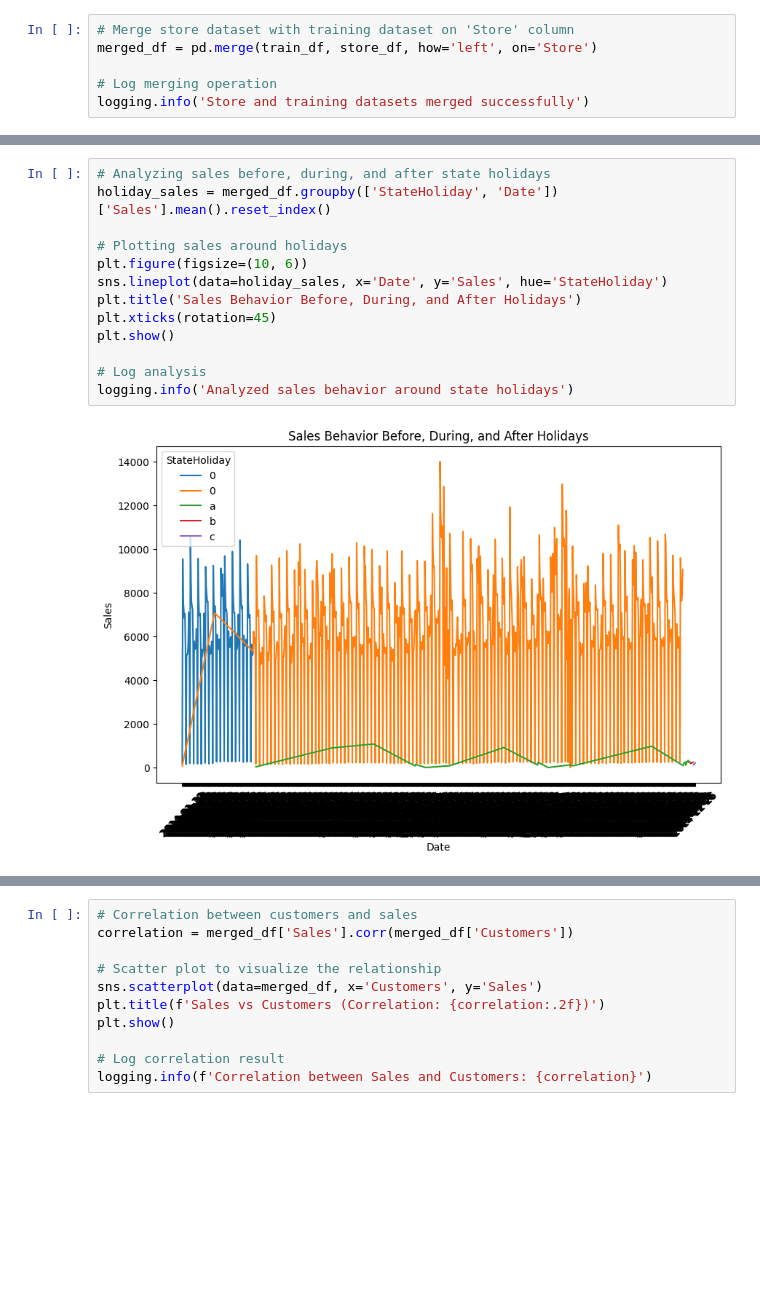
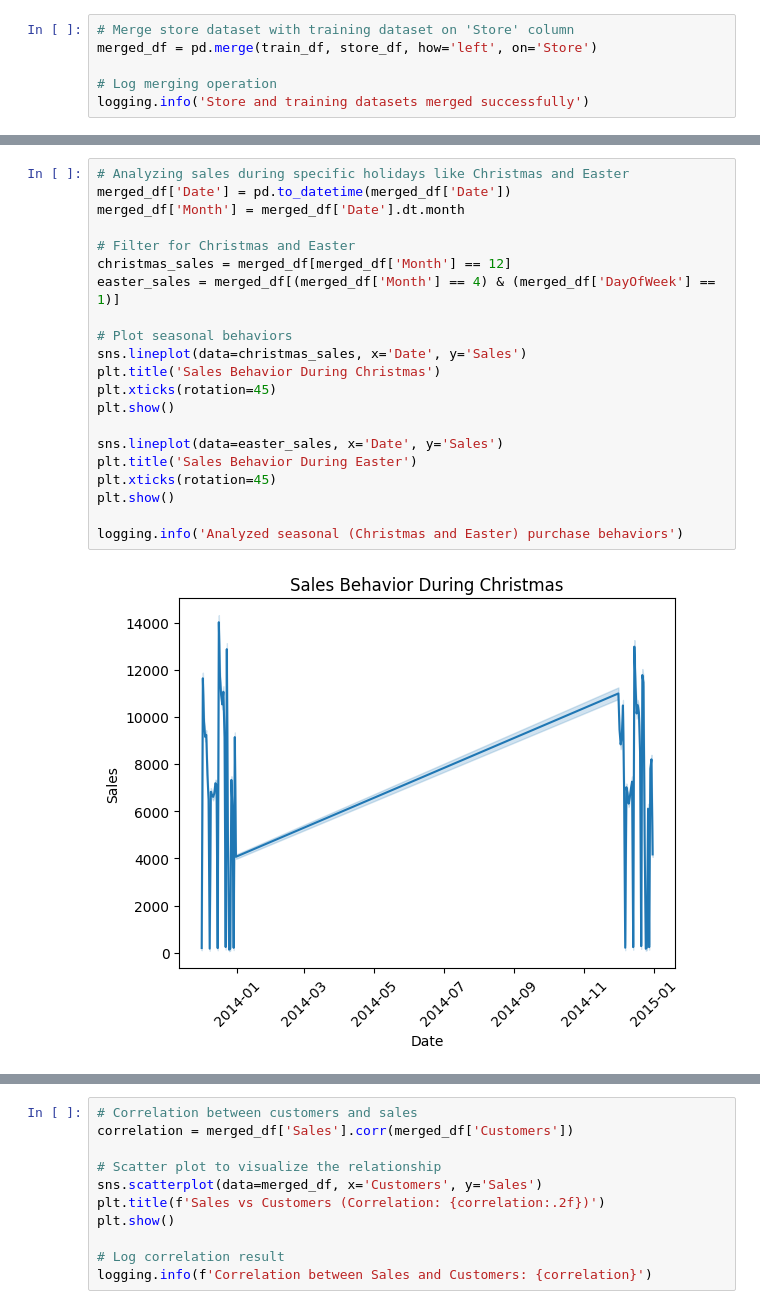
Before and after one commit to mareye132/Rossmann_Pharmaceuticals, a Jupyter notebook: notebooks/Rossman_Exploration.ipynb, the cells around one changed output, grey strips where cells are left out. Cells and saved outputs as stored; diff of their text form; blank space fills up the shorter version.

```diff
--- a/notebooks/Rossman_Exploration.ipynb
+++ b/notebooks/Rossman_Exploration.ipynb
@@ -76,15 +81,23 @@ logging.info('Analyzed and plotted the distribution of Promo in training set')
-# %%
-# Analyzing sales before, during, and after state holidays
-holiday_sales = merged_df.groupby(['StateHoliday', 'Date'])['Sales'].mean().reset_index()
-
-# Plotting sales around holidays
-plt.figure(figsize=(10, 6))
-sns.lineplot(data=holiday_sales, x='Date', y='Sales', hue='StateHoliday')
-plt.title('Sales Behavior Before, During, and After Holidays')
-plt.xticks(rotation=45)
-plt.show()
-
-# Log analysis
-logging.info('Analyzed sales behavior around state holidays')
-# %% [output]
-[figure, removed]
+# %%
+# Analyzing sales during specific holidays like Christmas and Easter
+merged_df['Date'] = pd.to_datetime(merged_df['Date'])
+merged_df['Month'] = merged_df['Date'].dt.month
+
+# Filter for Christmas and Easter
+christmas_sales = merged_df[merged_df['Month'] == 12]
+easter_sales = merged_df[(merged_df['Month'] == 4) & (merged_df['DayOfWeek'] == 1)]
+
+# Plot seasonal behaviors
+sns.lineplot(data=christmas_sales, x='Date', y='Sales')
+plt.title('Sales Behavior During Christmas')
+plt.xticks(rotation=45)
+plt.show()
+
+sns.lineplot(data=easter_sales, x='Date', y='Sales')
+plt.title('Sales Behavior During Easter')
+plt.xticks(rotation=45)
+plt.show()
+
+logging.info('Analyzed seasonal (Christmas and Easter) purchase behaviors')
+# %% [output]
+[figure, added]
```
Also changed, not shown: parts of 10 cells of this notebook, 1 other file.
